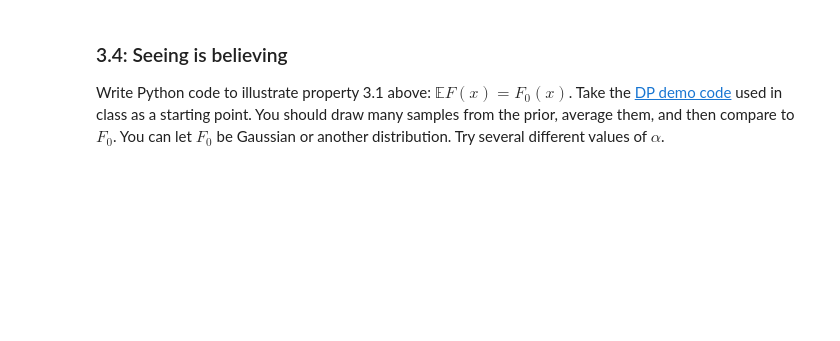
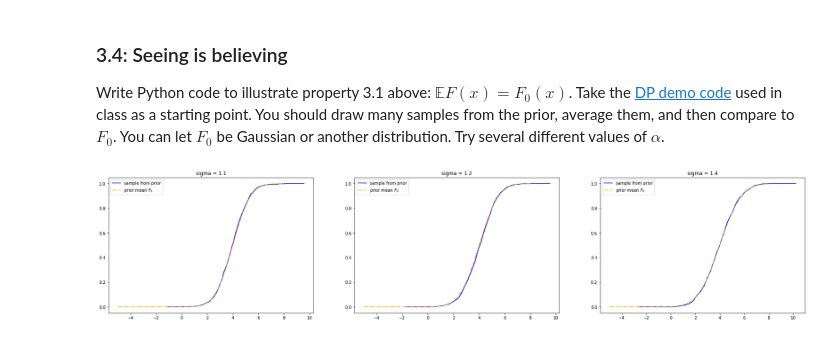
Before and after one commit to Voldemort108X/Yale-courses, a Jupyter notebook: SDS 665 Intermediate Machine Learning/HWs/HW2/assn2.ipynb, the cells around one changed output. Saved outputs shown, nothing was run; the diff lists cells and outputs as text; code cells hidden in the pictures; blank space fills up the shorter version.

```diff
--- a/SDS 665 Intermediate Machine Learning/HWs/HW2/assn2.ipynb
+++ b/SDS 665 Intermediate Machine Learning/HWs/HW2/assn2.ipynb
@@ -588,3 +613,60 @@ What is the posterior mean of $F(x)$ given $X_1, \ldots, X_n$?
 Write Python code to illustrate property 3.1 above: $\mathbb{E} F(x) = F_0(x)$.
 Take the [DP demo code](https://ydata123.org/sp22/interml/calendar.html) used in class as a starting point. You should draw many samples from the prior, average them, and then compare
 to $F_0$. You can let $F_0$ be Gaussian or another distribution. Try several different values of $\alpha$.
+# %%
+from scipy.stats import norm
+
+def stick_break(alpha, N):
+    V = np.random.beta(1, alpha, size=N)
+    w = np.zeros(N)
+    w[0] = V[0]
+    d = 1
+    for i in np.arange(1, N):
+        d = d*(1-V[i-1])
+        w[i] = V[i]*d
+    return w/np.sum(w)
+
+def sample_dirichlet_process(alpha, mu, sigma):
+    N = 1000
+    s = np.random.normal(loc=mu, scale=sigma, size=N)
+    w = stick_break(alpha, N)
+    ind = np.argsort(s)
+    s = s[ind]
+    w = w[ind]
+    return s, w
+
+mu0 = 4
+alpha = 10
+n_rep = 100
+
+sigma_list = [1.1, 1.2, 1.4]
+
+fig, axes = plt.subplots(1, 3)
+fig.set_size_inches((30, 6))
+
+for idx, sigma0 in enumerate(sigma_list):
+    s_list, w_list = [], []
+    for idx_rep in range(n_rep):
+        s, w = sample_dirichlet_process(alpha=alpha, mu=mu0, sigma=sigma0)
+
+        # average across past distribution draws of F
+        for idx_ele in range(len(s)):
+            s_list.append(s[idx_ele])
+            w_list.append(w[idx_ele])
+
+    s_arr = np.array(s_list)
+    w_arr = np.array(w_list)
+    indices = np.argsort(s_arr)
+    s_arr = s_arr[indices]
+    w_arr = w_arr[indices]
+    w_arr /= n_rep
+
+    axes[idx].step(s_arr, np.cumsum(w_arr), label='sample from prior', color='blue')
+
+    xs = np.linspace(-5, 8, 500)
+    axes[idx].plot(xs, norm.cdf(xs, loc=mu0, scale=sigma0), linestyle='dashdot', color='orange', label=r'prior mean $F_0$')
+    axes[idx].set_title('sigma = {}'.format(str(sigma0)))
+
+    axes[idx].legend()
+# %% [output]
+[figure, added]
```
Also changed, not shown: parts of 5 cells of this notebook, 1 other file.
